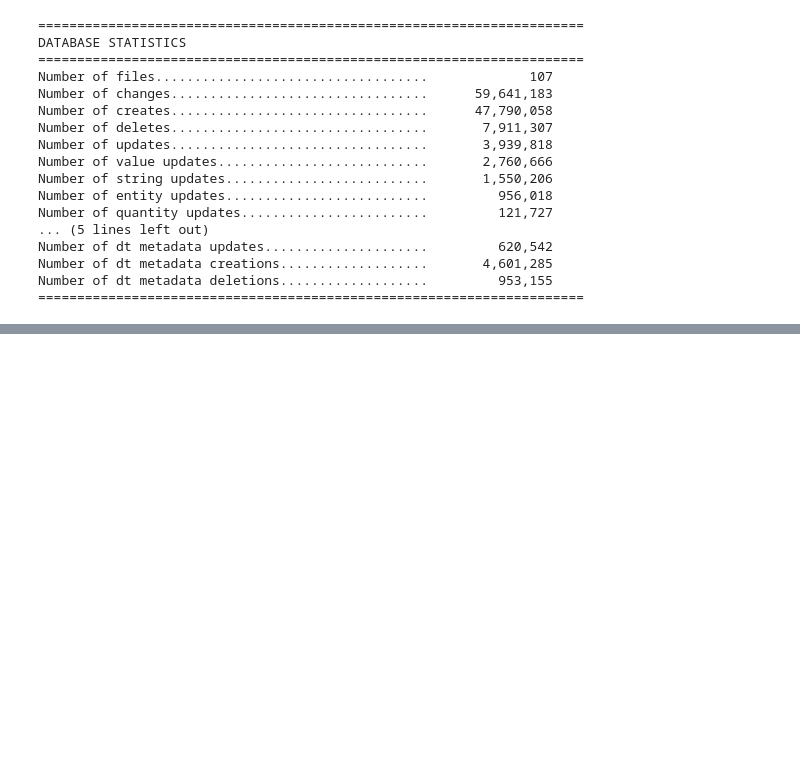
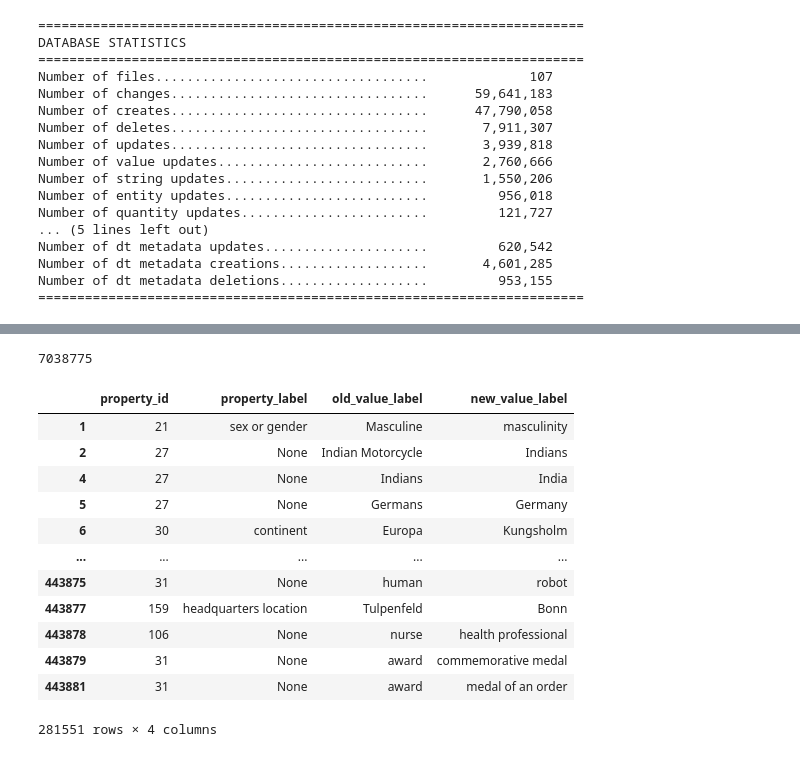
Before and after one commit to caroocortes/wikidata-change-classification, a Jupyter notebook: clustering/exploration.ipynb, the cells around one changed output, grey strips where cells are left out. Saved outputs shown, nothing was run; the diff lists cells and outputs as text; code cells hidden in the pictures; blank space fills up the shorter version.

```diff
--- a/clustering/exploration.ipynb
+++ b/clustering/exploration.ipynb
@@ -199,0 +172,21 @@ Index: []
+# %%
+df_cluster_1 = df[df['cluster_id'] == 1]
+print(df_cluster_1.size)
+df_cluster_1[['property_id', 'property_label', 'old_value_label', 'new_value_label']]
+
+# Cluster 1: value correction
+# %% [output]
+7038775
+|  | property_id | property_label | old_value_label | new_value_label |
+| 1 | 21 | sex or gender | Masculine | masculinity |
+| 2 | 27 | None | Indian Motorcycle | Indians |
+| 4 | 27 | None | Indians | India |
+| 5 | 27 | None | Germans | Germany |
+| 6 | 30 | continent | Europa | Kungsholm |
+| ... | ... | ... | ... | ... |
+| 443875 | 31 | None | human | robot |
+| 443877 | 159 | headquarters location | Tulpenfeld | Bonn |
+| 443878 | 106 | None | nurse | health professional |
+| 443879 | 31 | None | award | commemorative medal |
+| 443881 | 31 | None | award | medal of an order |
+281551 rows × 4 columns
```
Also changed, not shown: parts of 12 cells of this notebook, 25 other files.
